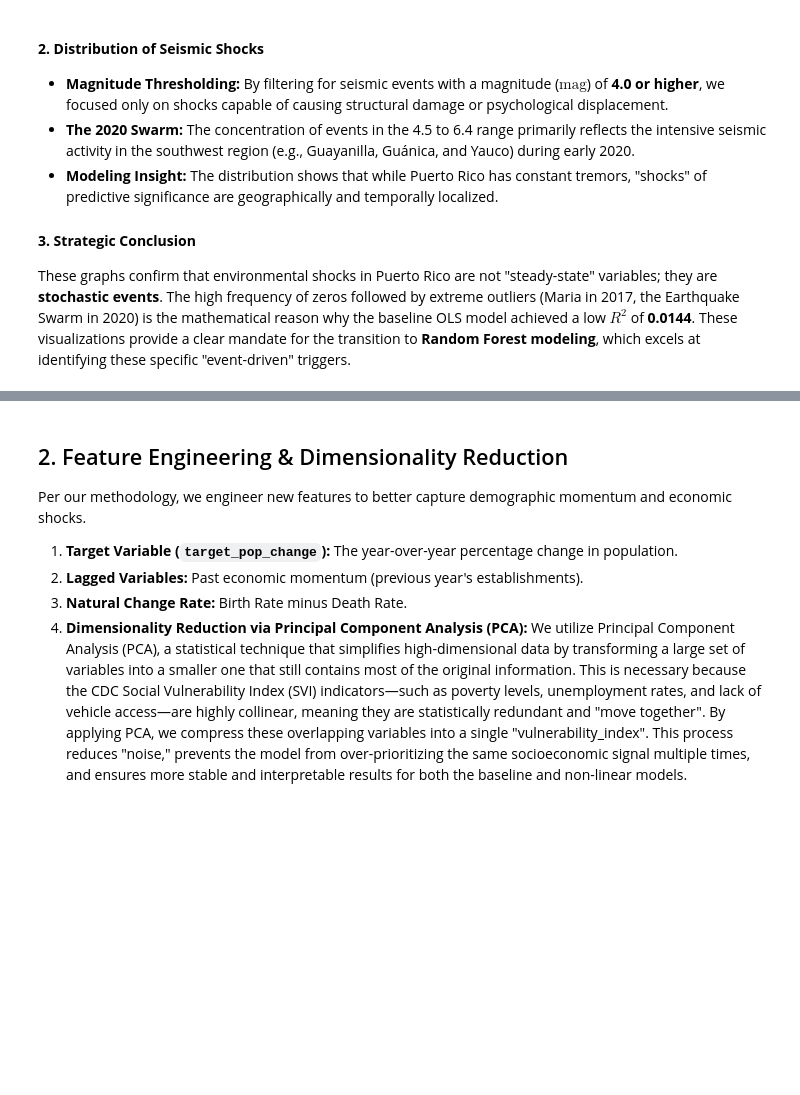
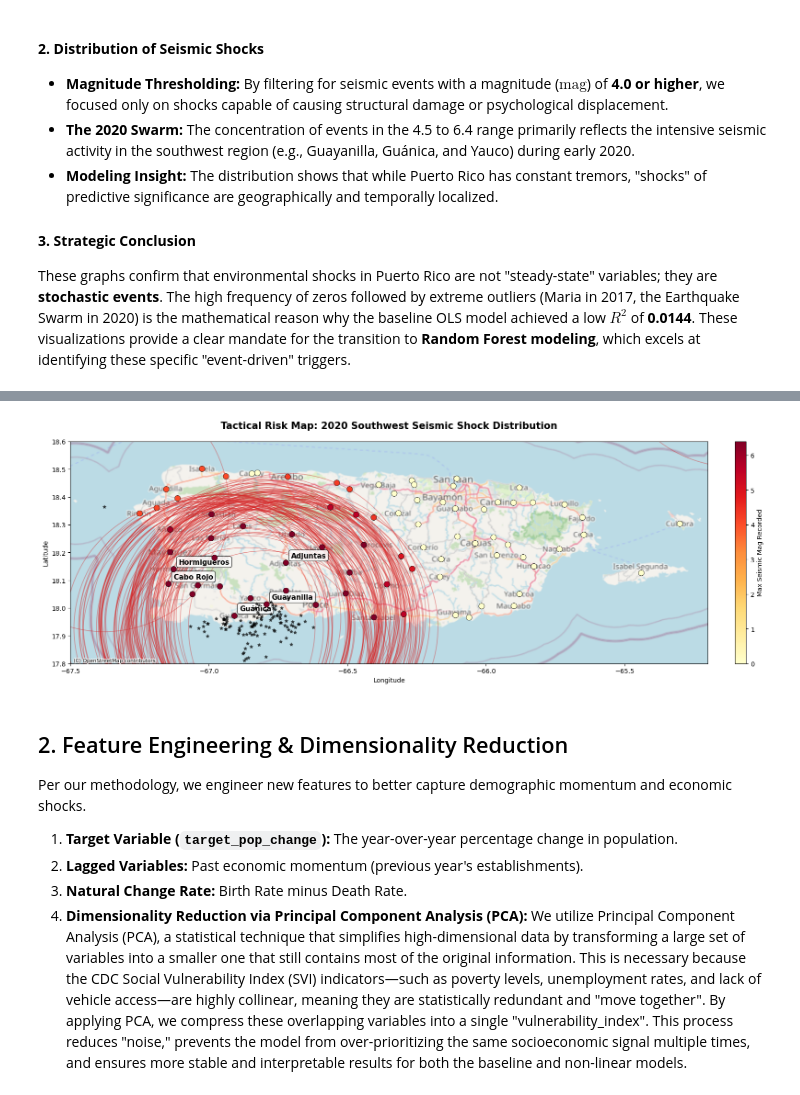
Before and after one commit to Venettov/CAPSTONE_DATA_SCIENCE_RIVERARUIZ, a Jupyter notebook: analysis/Phase1_Feature_Engineering_and_Baseline.ipynb, the cells around one changed output, grey strips where cells are left out. Drawn from its saved outputs; the diff is of its cells as text; code cells hidden in the pictures; blank space fills up the shorter version.

```diff
--- a/analysis/Phase1_Feature_Engineering_and_Baseline.ipynb
+++ b/analysis/Phase1_Feature_Engineering_and_Baseline.ipynb
@@ -234,3 +231,66 @@ plot_maria_impact_final()
+# %%
+import contextily as ctx
+import matplotlib.pyplot as plt
+
+def plot_seismic_impact_v3():
+    # 1. Isolate the 2020 Data
+    swarm_2020 = eq_data[(eq_data['year'] == 2020) & (eq_data['mag'] >= 4.0)].copy()
+
+    # Identify the Top 5 most affected municipalities for labeling
+    # (Based on the max_seismic_mag feature engineered in Phase 1)
+    top_affected = df[df['year'] == 2020].nlargest(5, 'max_seismic_mag')
+
+    # 2. Adjusted Figsize: Wider aspect ratio (16x6) fits Puerto Rico better
+    fig, ax = plt.subplots(figsize=(16, 6))
+
+    # 3. Plot the SHOCK RADIUS as clean Outlines
+    for _, row in swarm_2020.iterrows():
+        # 0.45 degrees ~ 50km radius
+        shock_outline = plt.Circle((row['longitude'], row['latitude']), 0.45,
+                                    color='#d62728', fill=False, linewidth=1.2, alpha=0.4, zorder=1)
+        ax.add_patch(shock_outline)
+
+    # 4. Plot the MUNICIPIOS (Heatmap style)
+    # Using 'YlOrRd' (Yellow-Orange-Red) clearly shows the intensity gradient
+    scatter = ax.scatter(df[df['year']==2020]['lon'], df[df['year']==2020]['lat'],
+                         c=df[df['year']==2020]['max_seismic_mag'],
+                         cmap='YlOrRd', s=80, edgecolor='black', linewidth=0.5, label='Municipios', zorder=11)
+
+    # 5. Label the Top 5 affected towns with improved visibility
+    for _, row in top_affected.iterrows():
+        ax.annotate(row['municipio'], (row['lon'], row['lat']),
+                    xytext=(8, 8), textcoords='offset points',
+                    fontsize=11, fontweight='bold', color='black',
+                    bbox=dict(facecolor='white', alpha=0.8, edgecolor='black', boxstyle='round,pad=0.3'))
+
+    # 6. EPICENTERS (Sources of the shocks)
+    ax.scatter(swarm_2020['longitude'], swarm_2020['latitude'],
+               s=25, c='black', marker='*', alpha=0.6, label='Epicenters', zorder=10)
+
+    # 7. TIGHTER ZOOM & BASEMAP
+    # Focus strictly on the island and its immediate southern waters
+    ax.set_xlim([-67.5, -65.2])
+    ax.set_ylim([17.8, 18.6])
+
+    try:
+        ctx.add_basemap(ax, crs='epsg:4326', source=ctx.providers.OpenStreetMap.Mapnik, alpha=0.8)
+    except:
+        print("Basemap connection error.")
+
+    # Colorbar and Titles
+    cbar = plt.colorbar(scatter, fraction=0.02, pad=0.04)
+    cbar.set_label('Max Seismic Mag Recorded', fontsize=10)
+
+    ax.set_title('Tactical Risk Map: 2020 Southwest Seismic Shock Distribution', fontsize=15, fontweight='bold', pad=20)
+    ax.set_xlabel('Longitude')
+    ax.set_ylabel('Latitude')
+
+    plt.tight_layout()
+    plt.show()
+
+plot_seismic_impact_v3()
+# %% [output]
+[figure, added]
 # %% [markdown]
 ## 2. Feature Engineering & Dimensionality Reduction
 Per our methodology, we engineer new features to better capture demographic momentum and economic shocks.
```
Also changed, not shown: parts of 2 cells of this notebook, 1 other file.
